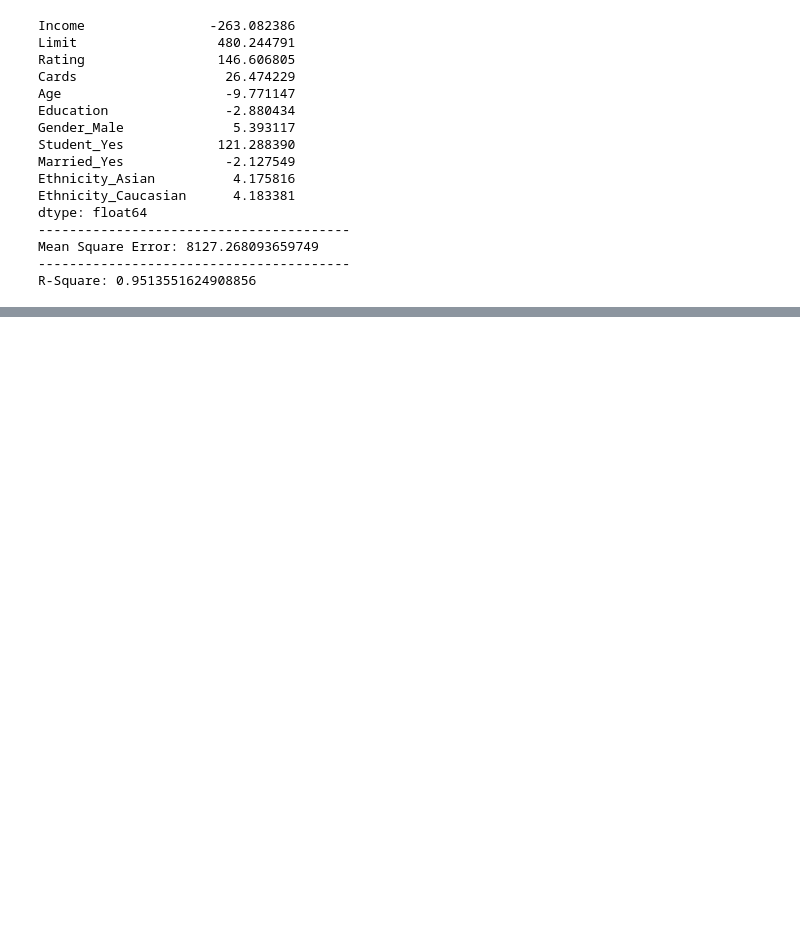
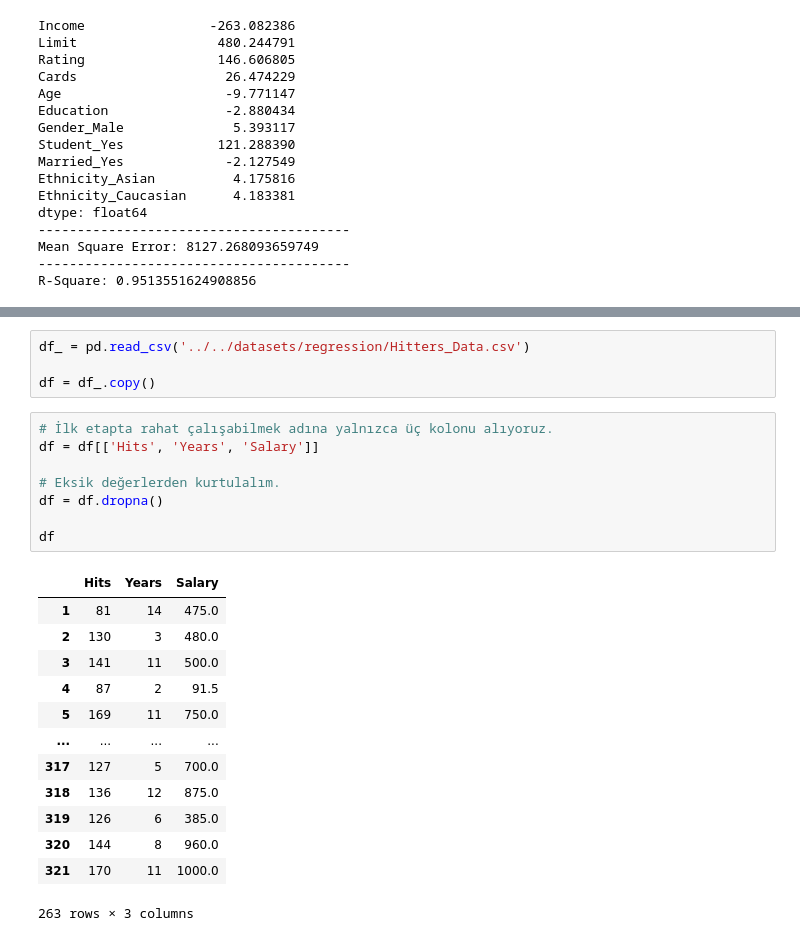
Before and after one commit to mybozkir/Machine_Learning_Practices, a Jupyter notebook: 1-Regression_Practices_TUR.ipynb, the cells around one changed output, grey strips where cells are left out. Drawn from its saved outputs; the diff is of its cells as text; blank space fills up the shorter version.

```diff
--- a/1-Regression_Practices_TUR.ipynb
+++ b/1-Regression_Practices_TUR.ipynb
@@ -1107,0 +1117,26 @@ R-Square: 0.9513551624908856
+# %%
+df_ = pd.read_csv('../../datasets/regression/Hitters_Data.csv')
+
+df = df_.copy()
+# %%
+# İlk etapta rahat çalışabilmek adına yalnızca üç kolonu alıyoruz.
+df = df[['Hits', 'Years', 'Salary']]
+
+# Eksik değerlerden kurtulalım.
+df = df.dropna()
+
+df
+# %% [output]
+|  | Hits | Years | Salary |
+| 1 | 81 | 14 | 475.0 |
+| 2 | 130 | 3 | 480.0 |
+| 3 | 141 | 11 | 500.0 |
+| 4 | 87 | 2 | 91.5 |
+| 5 | 169 | 11 | 750.0 |
+| ... | ... | ... | ... |
+| 317 | 127 | 5 | 700.0 |
+| 318 | 136 | 12 | 875.0 |
+| 319 | 126 | 6 | 385.0 |
+| 320 | 144 | 8 | 960.0 |
+| 321 | 170 | 11 | 1000.0 |
+263 rows × 3 columns
```
Also changed, not shown: parts of 21 cells of this notebook.
